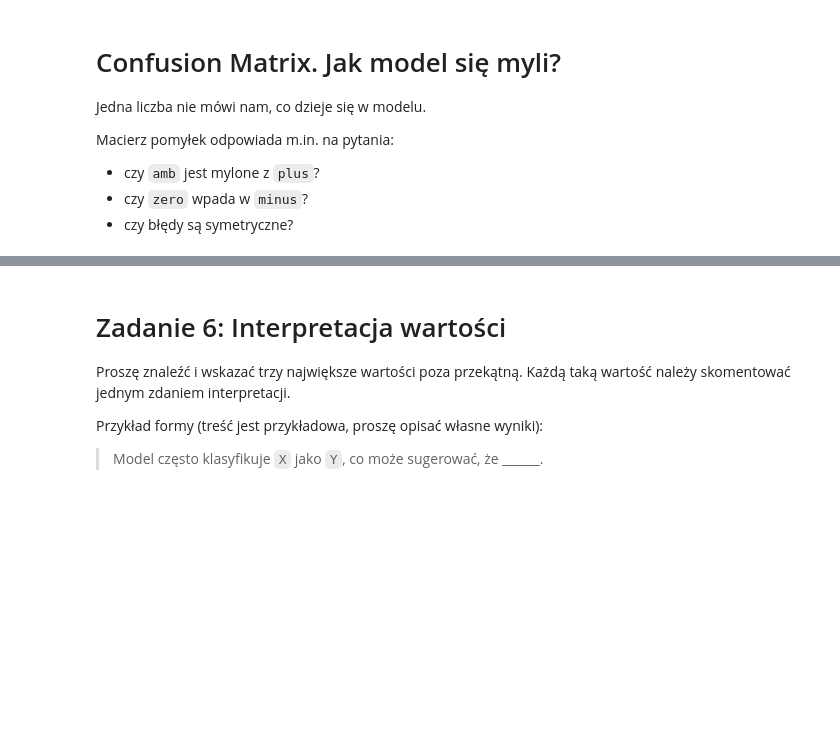
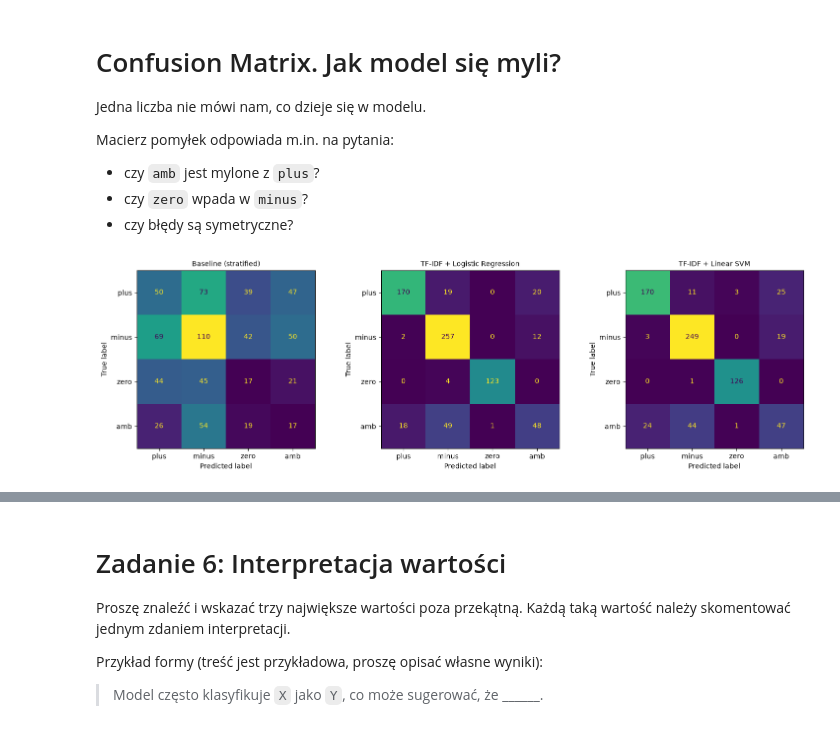
Before and after one commit to Monnkes/nlp, a Jupyter notebook: 002_Baseline.ipynb, the cells around one changed output, grey strips where cells are left out. Saved outputs shown, nothing was run; the diff lists cells and outputs as text; code cells hidden in the pictures; blank space fills up the shorter version.

```diff
--- a/002_Baseline.ipynb
+++ b/002_Baseline.ipynb
@@ -196,11 +197,11 @@ dummy_stratified = DummyClassifier(strategy = "stratified", random_state=RANDOM_
 results = []
 for name, model in [("most_frequent", dummy_most_freq), ("stratified", dummy_stratified)]:
     model.fit(train_df["text"], train_df["target"])
-    val_pred = model.predict(val_df["text"])
+    val_pred_base = model.predict(val_df["text"])
     results.append({
         "model": name,
-        "accuracy": accuracy_score(val_df["target"], val_pred),
-        "macro_f1": macro_f1(val_df["target"], val_pred),
+        "accuracy": accuracy_score(val_df["target"], val_pred_base),
+        "macro_f1": macro_f1(val_df["target"], val_pred_base),
     })
 
 baseline_results = pd.DataFrame(results).round(2)
@@ -252,6 +253,8 @@ word_tfidf = TfidfVectorizer(
     max_features=50_000,
     sublinear_tf=True,
 )
+
+X_train = word_tfidf.fit_transform(train_df["text_norm"])
 # %% [markdown]
 
 # Zadanie 3: Reprezentacja rzadka (Sparse Representation)
@@ -276,3 +289,9 @@ Dla klasy sentymentu może nauczyć się np., że:
 - inne zwiększają prawdopodobieństwo `minus`.
 # %%
 # TODO: Pipeline(word_tfidf + LogisticRegression(max_iter=1000, random_state=RANDOM_STATE))
+
+model_reg = Pipeline([
+    ('tfidf', clone(word_tfidf)),
+    ('regression', LogisticRegression(max_iter=1000, random_state=RANDOM_STATE))
+])
+model_reg.fit(train_df["text_norm"], train_df["target"])
@@ -298,3 +359,19 @@ Proszę zaprezentować pełny `classification_report`.
 Dla tekstu klasyczny Linear SVM jest bardzo mocnym baselinem - działa prosto i szybko, nie komplikuje nadmiernie agregowania informacji o tekście. Czy prosty model liniowy okaże się trudnym przeciwnikiem dla dużo większych modeli?
 # %%
 #TODO: LinearSVC()
+
+model_svc = Pipeline([
+    ('tfidf', clone(word_tfidf)),
+    ('svc', LinearSVC())
+])
+
+model_svc.fit(train_df["text_norm"], train_df["target"])
+val_pred_svc = model_svc.predict(val_df["text_norm"])
+
+report_svc = pd.DataFrame(
+    classification_report(val_df["target"], val_pred_svc, output_dict=True)
+).T.loc[["plus", "minus", "zero", "amb"]]
+
+report_svc["gap_prec_rec"] = (report_svc["precision"] - report_svc["recall"]).abs()
+
+report_svc.round(3)
@@ -333,3 +471,16 @@ Macierz pomyłek odpowiada m.in. na pytania:
 - czy błędy są symetryczne?
 # %%
 #TODO: ConfusionMatrix
+
+CLASSES = ["plus", "minus", "zero", "amb"]
+
+fig, axes = plt.subplots(1, len(preds), figsize=(5 * len(preds), 4.5))
+for ax, (name, pred) in zip(axes, preds.items()):
+    ConfusionMatrixDisplay.from_predictions(
+        val_df["target"], pred, labels=CLASSES, ax=ax, colorbar=False
+    )
+    ax.set_title(name, fontsize=10)
+plt.tight_layout()
+plt.show()
+# %% [output]
+[figure, added]
```
Also changed, not shown: parts of 23 cells of this notebook, 1 other file.
